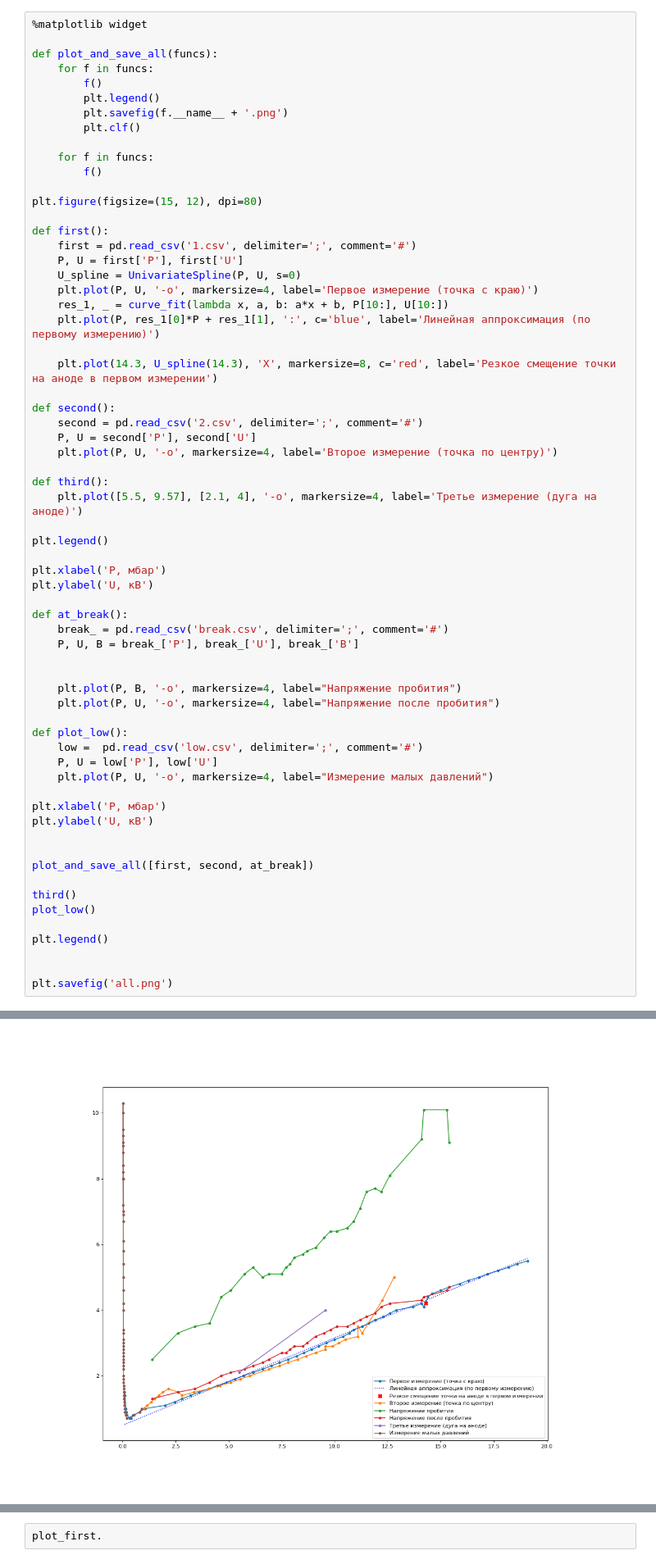
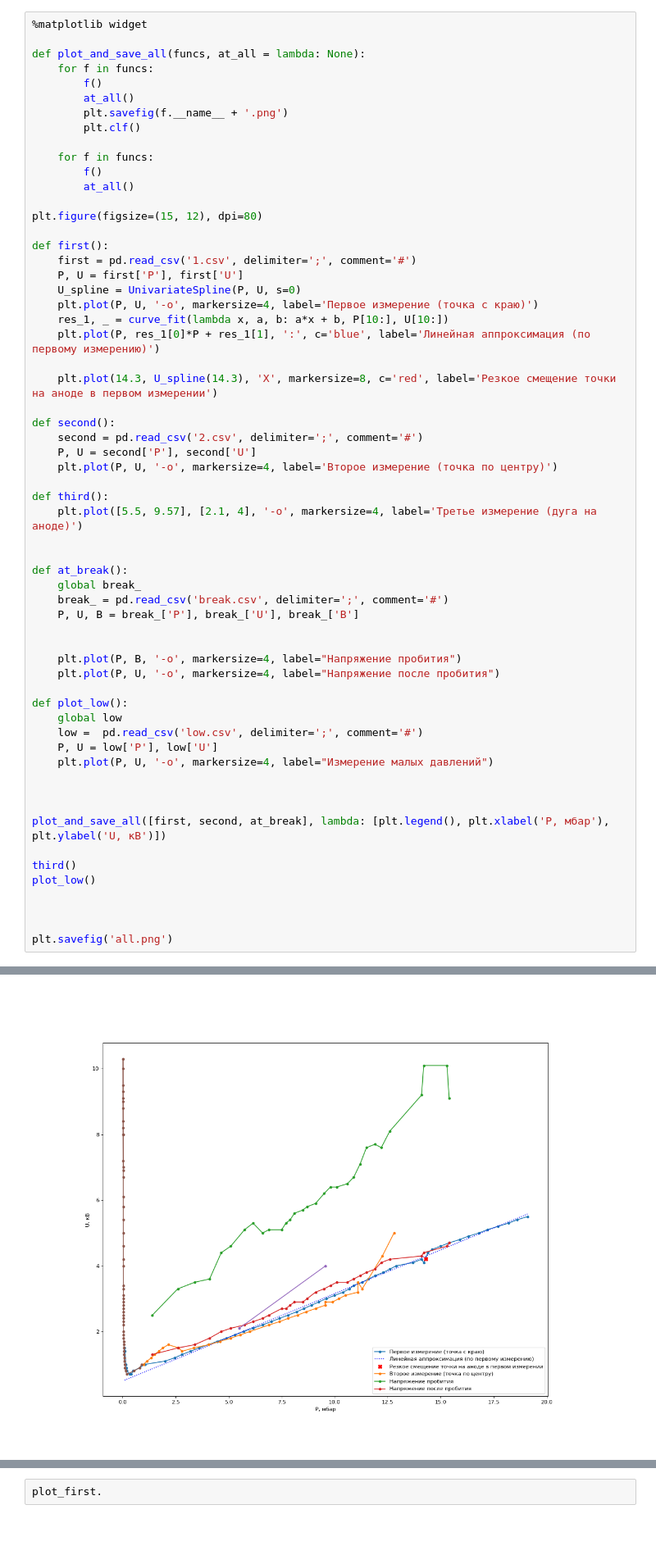
Before and after one commit to sitandr/lab, a Jupyter notebook: тлеющий разряд/main.ipynb, the cells around one changed output, grey strips where cells are left out. Shown at 82% size. Drawn from its saved outputs; the diff is of its cells as text; blank space fills up the shorter version.

```diff
--- a/тлеющий разряд/main.ipynb
+++ b/тлеющий разряд/main.ipynb
@@ -8,15 +8,16 @@ from scipy.interpolate import UnivariateSpline
 # %%
 %matplotlib widget
 
-def plot_and_save_all(funcs):
+def plot_and_save_all(funcs, at_all = lambda: None):
     for f in funcs:
         f()
-        plt.legend()
+        at_all()
         plt.savefig(f.__name__ + '.png')
         plt.clf()
 
     for f in funcs:
         f()
+        at_all()
 
 plt.figure(figsize=(15, 12), dpi=80)
 
@@ -38,12 +39,9 @@ def second():
 def third():
     plt.plot([5.5, 9.57], [2.1, 4], '-o', markersize=4, label='Третье измерение (дуга на аноде)')
 
-plt.legend()
-
-plt.xlabel('P, мбар')
-plt.ylabel('U, кВ')
 
 def at_break():
+    global break_
     break_ = pd.read_csv('break.csv', delimiter=';', comment='#')
     P, U, B = break_['P'], break_['U'], break_['B']
 
@@ -52,20 +50,18 @@ def at_break():
     plt.plot(P, U, '-o', markersize=4, label="Напряжение после пробития")
 
 def plot_low():
+    global low
     low =  pd.read_csv('low.csv', delimiter=';', comment='#')
     P, U = low['P'], low['U']
     plt.plot(P, U, '-o', markersize=4, label="Измерение малых давлений")
 
-plt.xlabel('P, мбар')
-plt.ylabel('U, кВ')
 
 
-plot_and_save_all([first, second, at_break])
+plot_and_save_all([first, second, at_break], lambda: [plt.legend(), plt.xlabel('P, мбар'), plt.ylabel('U, кВ')])
 
 third()
 plot_low()
 
-plt.legend()
 
 
 plt.savefig('all.png')
@@ -74,4 +69,4 @@ No artists with labels found to put in legend.  Note that artists whose label st
-[figure, old version]
+[figure, new version]
 # %%
 %matplotlib widget
 import scipy
```
Also changed, not shown: parts of 2 cells of this notebook, 6 other files.
